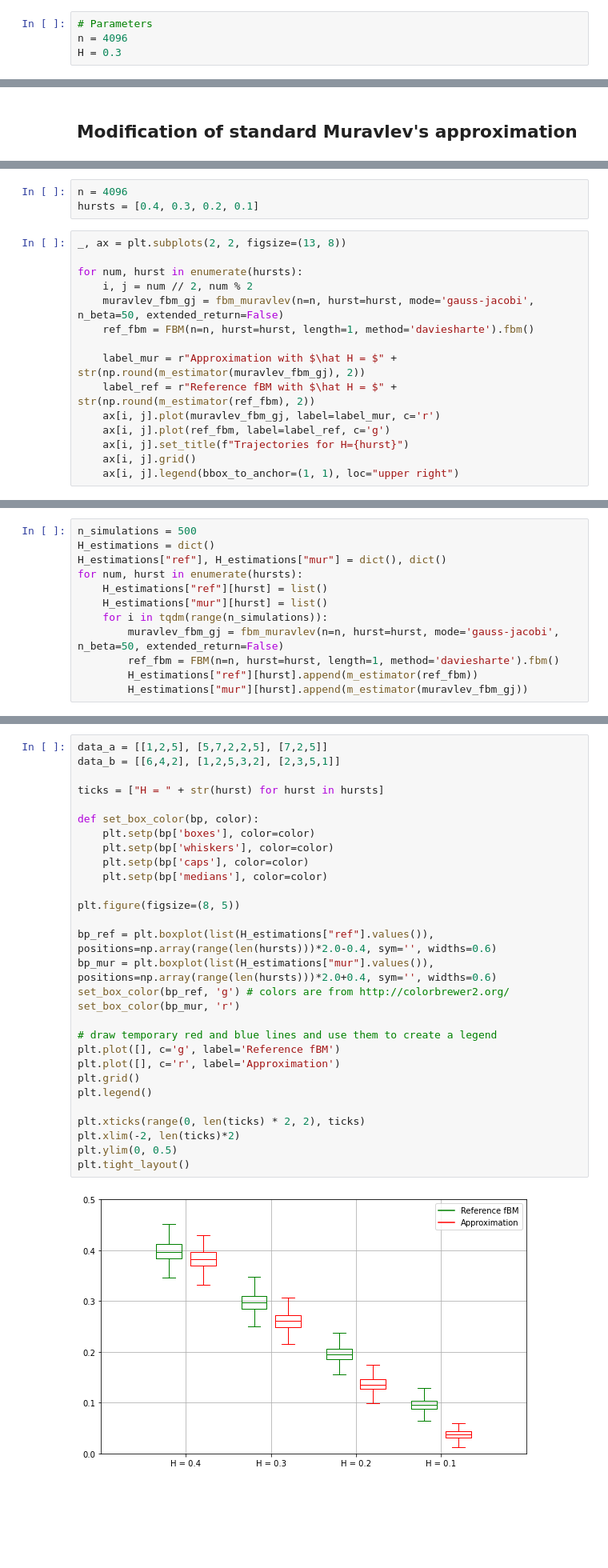
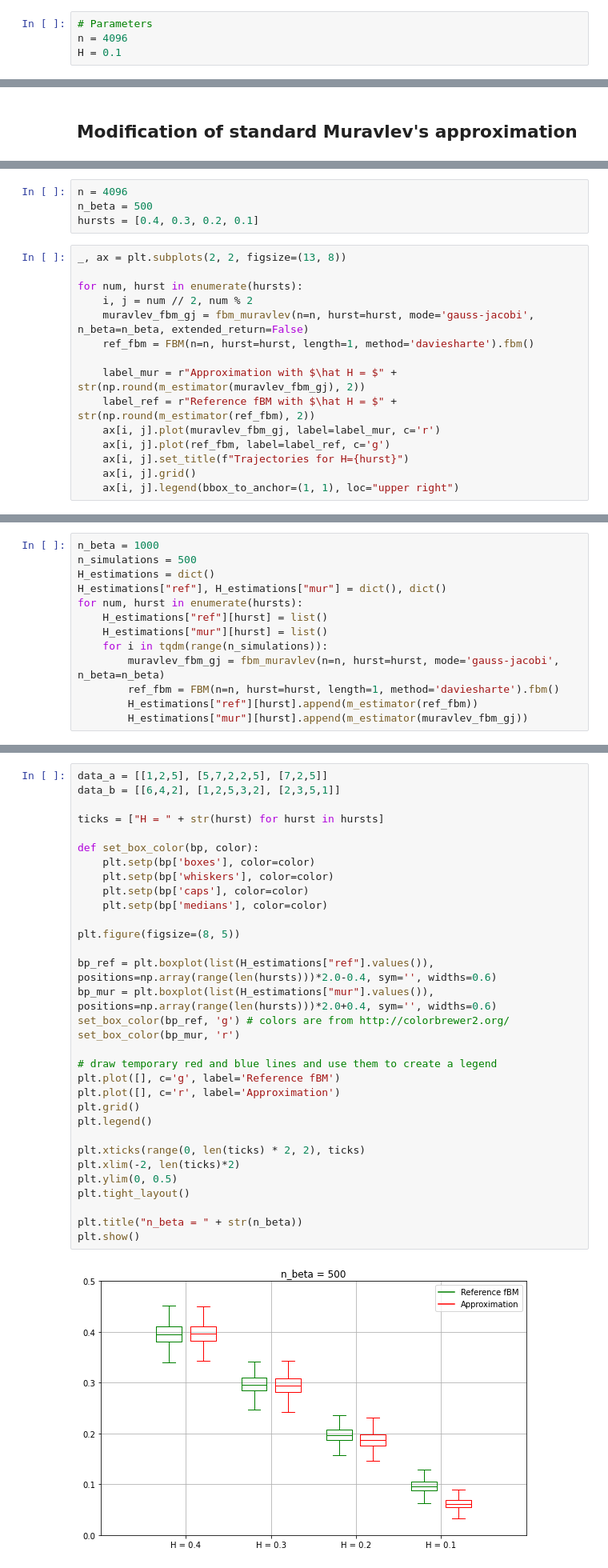
Before and after one commit to MrG1raffe/RoughModels, a Jupyter notebook: src/muravlev_modification.ipynb, the cells around one changed output, grey strips where cells are left out. Shown at 80% size. Saved outputs shown, nothing was run; the diff lists cells and outputs as text; blank space fills up the shorter version.

```diff
--- a/src/muravlev_modification.ipynb
+++ b/src/muravlev_modification.ipynb
@@ -30,6 +33,6 @@ where $c_H$ is some constant.
 # %%
 # Parameters
 n = 4096
-H = 0.3
+H = 0.1
 # %%
 # Muravlev's approximation
@@ -169,13 +182,14 @@ B_{t_j}^H = 2c_H \sum_{i} w_i Y_{t_j}^{\alpha_i}.
 $
 # %%
 n = 4096
+n_beta = 500
 hursts = [0.4, 0.3, 0.2, 0.1]
 # %%
 _, ax = plt.subplots(2, 2, figsize=(13, 8))
 
 for num, hurst in enumerate(hursts):
     i, j = num // 2, num % 2
-    muravlev_fbm_gj = fbm_muravlev(n=n, hurst=hurst, mode='gauss-jacobi', n_beta=50, extended_return=False)
+    muravlev_fbm_gj = fbm_muravlev(n=n, hurst=hurst, mode='gauss-jacobi', n_beta=n_beta, extended_return=False)
     ref_fbm = FBM(n=n, hurst=hurst, length=1, method='daviesharte').fbm()
 
     label_mur = r"Approximation with $\hat H = $" + str(np.round(m_estimator(muravlev_fbm_gj), 2))
@@ -190,4 +204,5 @@ for num, hurst in enumerate(hursts):
 # %%
+n_beta = 1000
 n_simulations = 500
 H_estimations = dict()
 H_estimations["ref"], H_estimations["mur"] = dict(), dict()
@@ -195,7 +210,7 @@ for num, hurst in enumerate(hursts):
     H_estimations["ref"][hurst] = list()
     H_estimations["mur"][hurst] = list()
     for i in tqdm(range(n_simulations)):
-        muravlev_fbm_gj = fbm_muravlev(n=n, hurst=hurst, mode='gauss-jacobi', n_beta=50, extended_return=False)
+        muravlev_fbm_gj = fbm_muravlev(n=n, hurst=hurst, mode='gauss-jacobi', n_beta=n_beta)
         ref_fbm = FBM(n=n, hurst=hurst, length=1, method='daviesharte').fbm()
         H_estimations["ref"][hurst].append(m_estimator(ref_fbm))
         H_estimations["mur"][hurst].append(m_estimator(muravlev_fbm_gj))
@@ -209,34 +222,37 @@ with open('H_data.json', 'w') as outfile:
 # %%
 data_a = [[1,2,5], [5,7,2,2,5], [7,2,5]]
 data_b = [[6,4,2], [1,2,5,3,2], [2,3,5,1]]
 
 ticks = ["H = " + str(hurst) for hurst in hursts]
 
 def set_box_color(bp, color):
     plt.setp(bp['boxes'], color=color)
     plt.setp(bp['whiskers'], color=color)
     plt.setp(bp['caps'], color=color)
     plt.setp(bp['medians'], color=color)
 
 plt.figure(figsize=(8, 5))
 
 bp_ref = plt.boxplot(list(H_estimations["ref"].values()), positions=np.array(range(len(hursts)))*2.0-0.4, sym='', widths=0.6)
 bp_mur = plt.boxplot(list(H_estimations["mur"].values()), positions=np.array(range(len(hursts)))*2.0+0.4, sym='', widths=0.6)
 set_box_color(bp_ref, 'g') # colors are from http://colorbrewer2.org/
 set_box_color(bp_mur, 'r')
 
 # draw temporary red and blue lines and use them to create a legend
 plt.plot([], c='g', label='Reference fBM')
 plt.plot([], c='r', label='Approximation')
 plt.grid()
 plt.legend()
 
 plt.xticks(range(0, len(ticks) * 2, 2), ticks)
 plt.xlim(-2, len(ticks)*2)
 plt.ylim(0, 0.5)
 plt.tight_layout()
+
+plt.title("n_beta = " + str(n_beta))
+plt.show()
 # %% [output]
-[figure, old version]
+[figure, new version]
 # %%
 hurst = 0.1
 n = 4096
```
Also changed, not shown: parts of 17 cells of this notebook, 7 other files.
